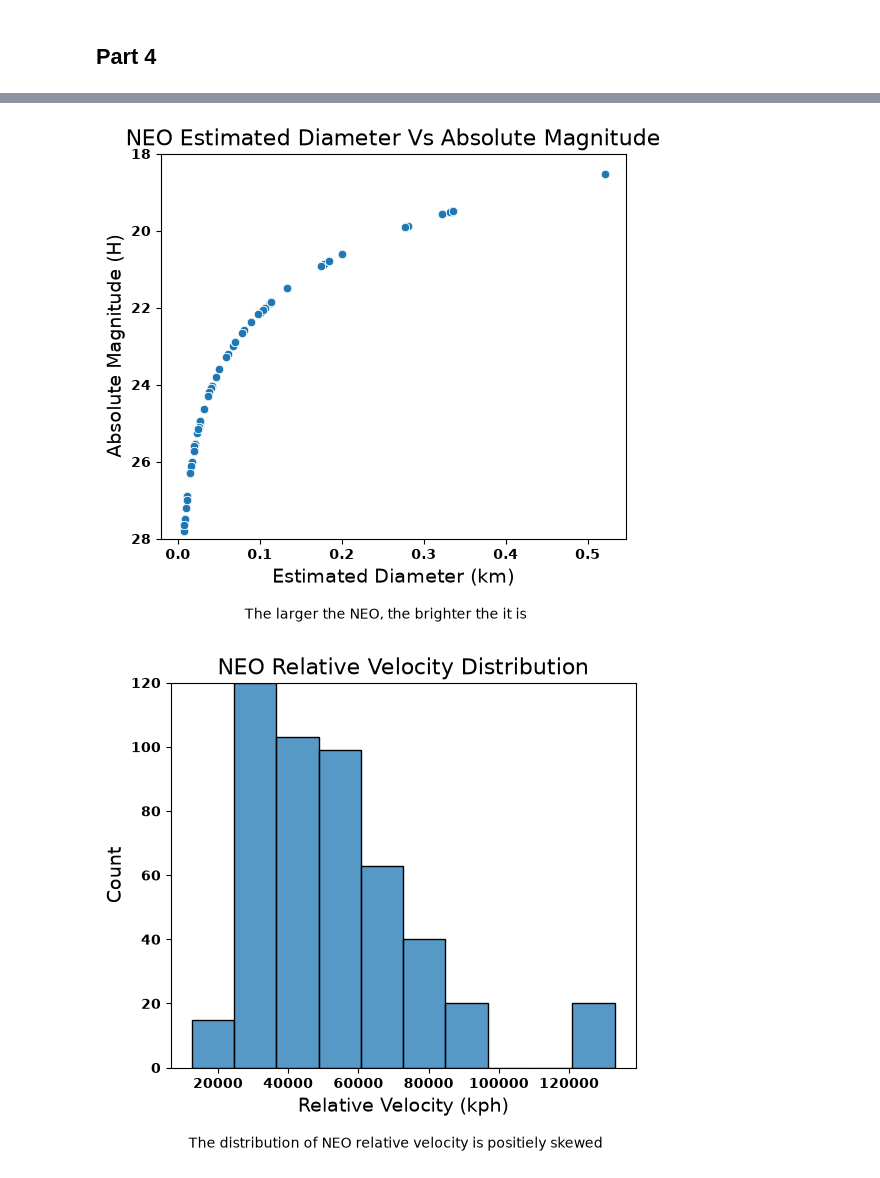
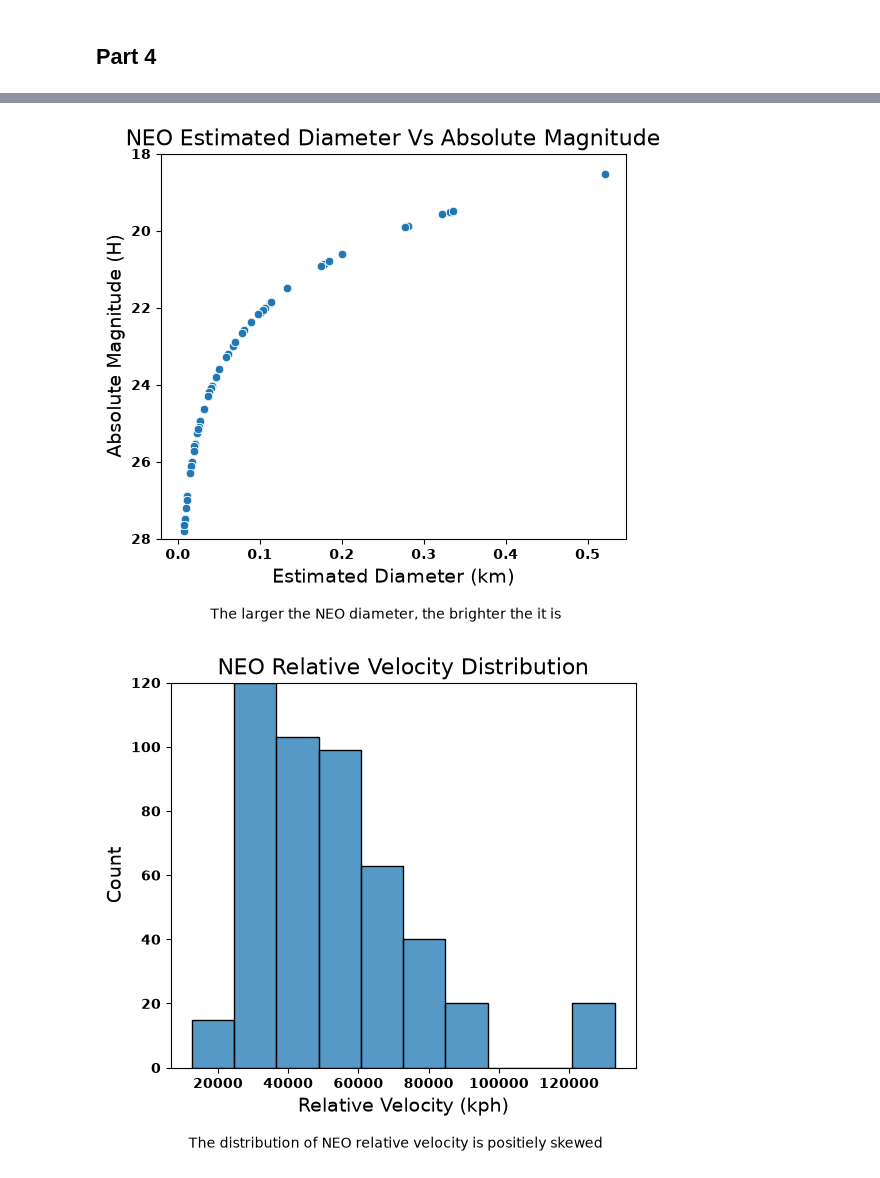
Before and after one commit to gracesonMule/STA556_HW2, a Jupyter notebook: notebooks/EDA.ipynb, the cells around one changed output, grey strips where cells are left out. Drawn from its saved outputs; the diff is of its cells as text; code cells hidden in the pictures.

```diff
--- a/notebooks/EDA.ipynb
+++ b/notebooks/EDA.ipynb
@@ -189,31 +189,31 @@ plt.show()
 # %%
 fig, ax = plt.subplots(figsize=(6, 5))
 
 sns.scatterplot(data=neos_df, x='estimated_diameter', y='absolute_magnitude_h', ax=ax)
 
 ax.set_title("NEO Estimated Diameter Vs Absolute Magnitude", fontsize=16)
 ax.set_xlabel("Estimated Diameter (km)", fontsize=14)
 ax.set_ylabel("Absolute Magnitude (H)", fontsize=14)
 ax.set_ylim(28, 18)
 ax.set_yinverted(True)
 
 for label in ax.get_xticklabels():
     label.set_weight('bold')
 for label in ax.get_yticklabels():
     label.set_weight('bold')
 
-fig.text(0.5, -0.05, "The larger the NEO, the brighter the it is", wrap=True, horizontalalignment='center', fontsize=10)
+fig.text(0.5, -0.05, "The larger the NEO diameter, the brighter the it is", wrap=True, horizontalalignment='center', fontsize=10)
 
 fig_path = os.path.join("..", "figures", "NEO_diameter_vs_H.png")
 fig.savefig(
     fig_path,
     dpi=300,
     bbox_inches="tight"
 )
 
 plt.show()
 # %% [output]
-[figure, old version]
+[figure, new version]
 # %%
 fig, ax = plt.subplots(figsize=(6, 5))
 
```
Also changed, not shown: parts of 1 cell of this notebook, 2 other files.
